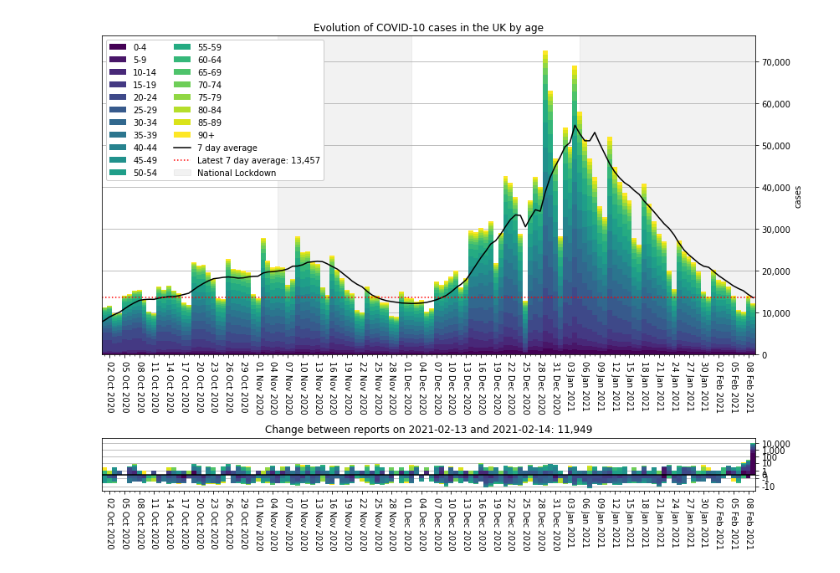
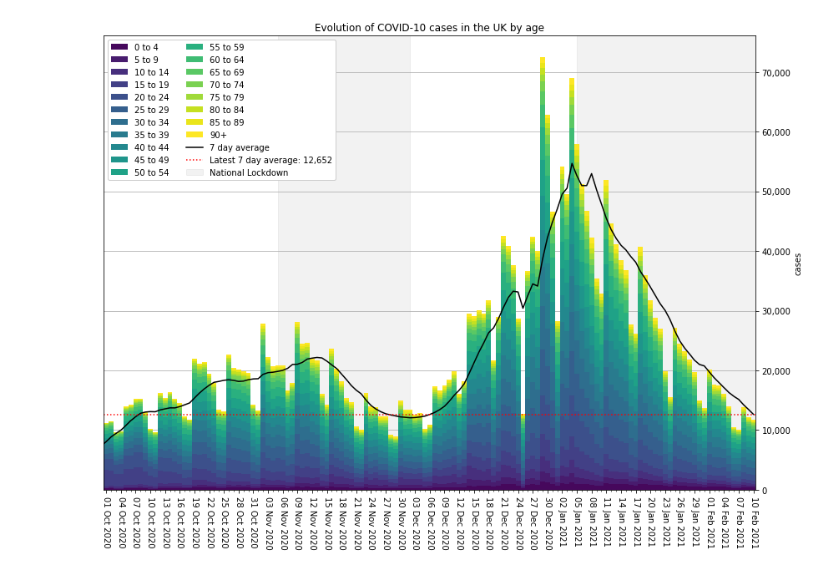
Before and after one commit to cjw296/coronavirus, a Jupyter notebook: demographics.ipynb, the cells around one changed output. Saved outputs shown, nothing was run; the diff lists cells and outputs as text; code cells hidden in the pictures.

```diff
--- a/demographics.ipynb
+++ b/demographics.ipynb
@@ -7,4 +8,4 @@ plot_with_diff('*', 'deaths_demographics', show_title=True)
 # %%
-plot_with_diff('*', 'cases_demographics', show_title=True)
+plot_bars('*', 'cases_demographics', show_title=True)
 # %% [output]
-[figure, old version]
+[figure, new version]
```
Also changed, not shown: parts of 4 cells of this notebook, 3 other files.
